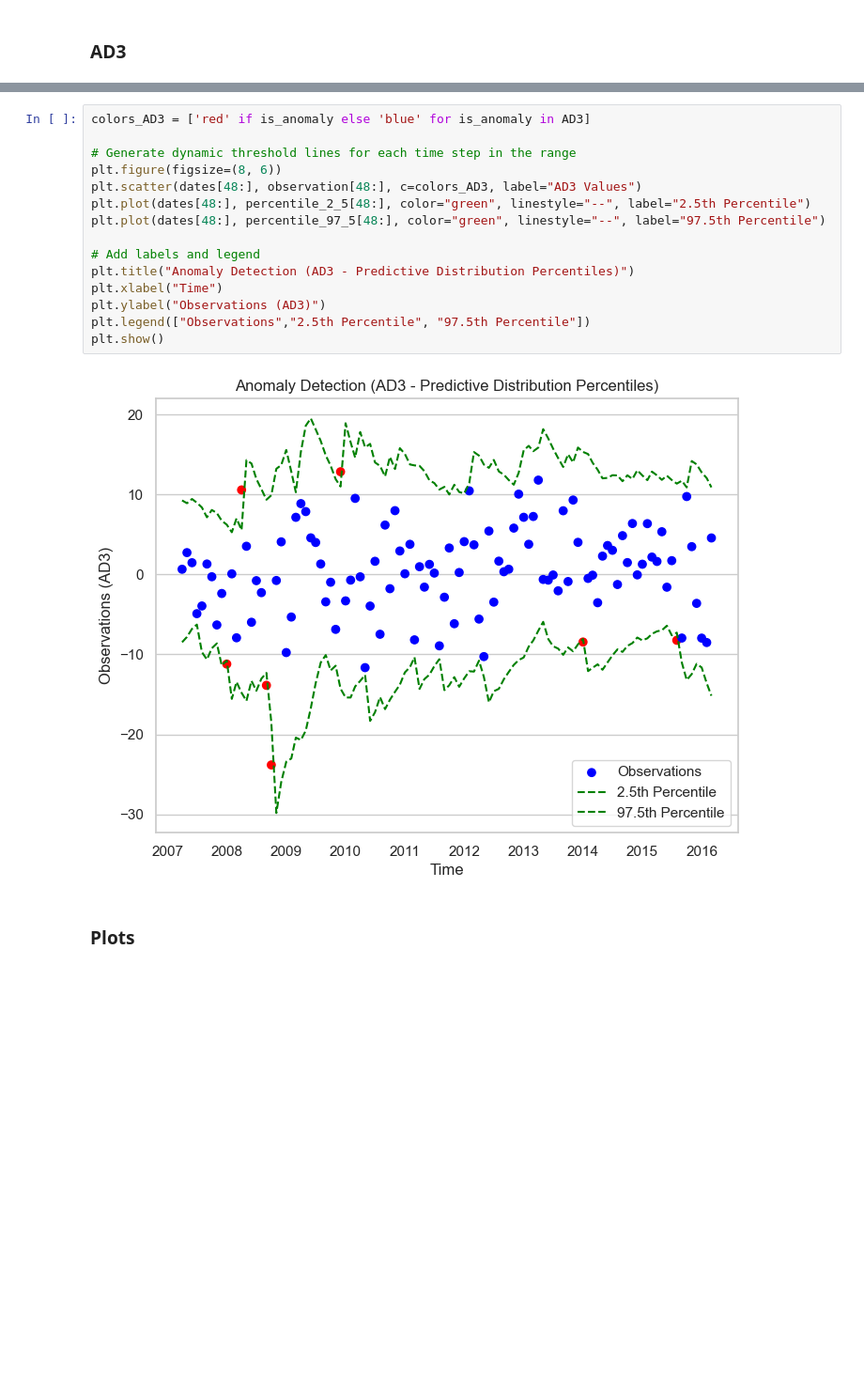
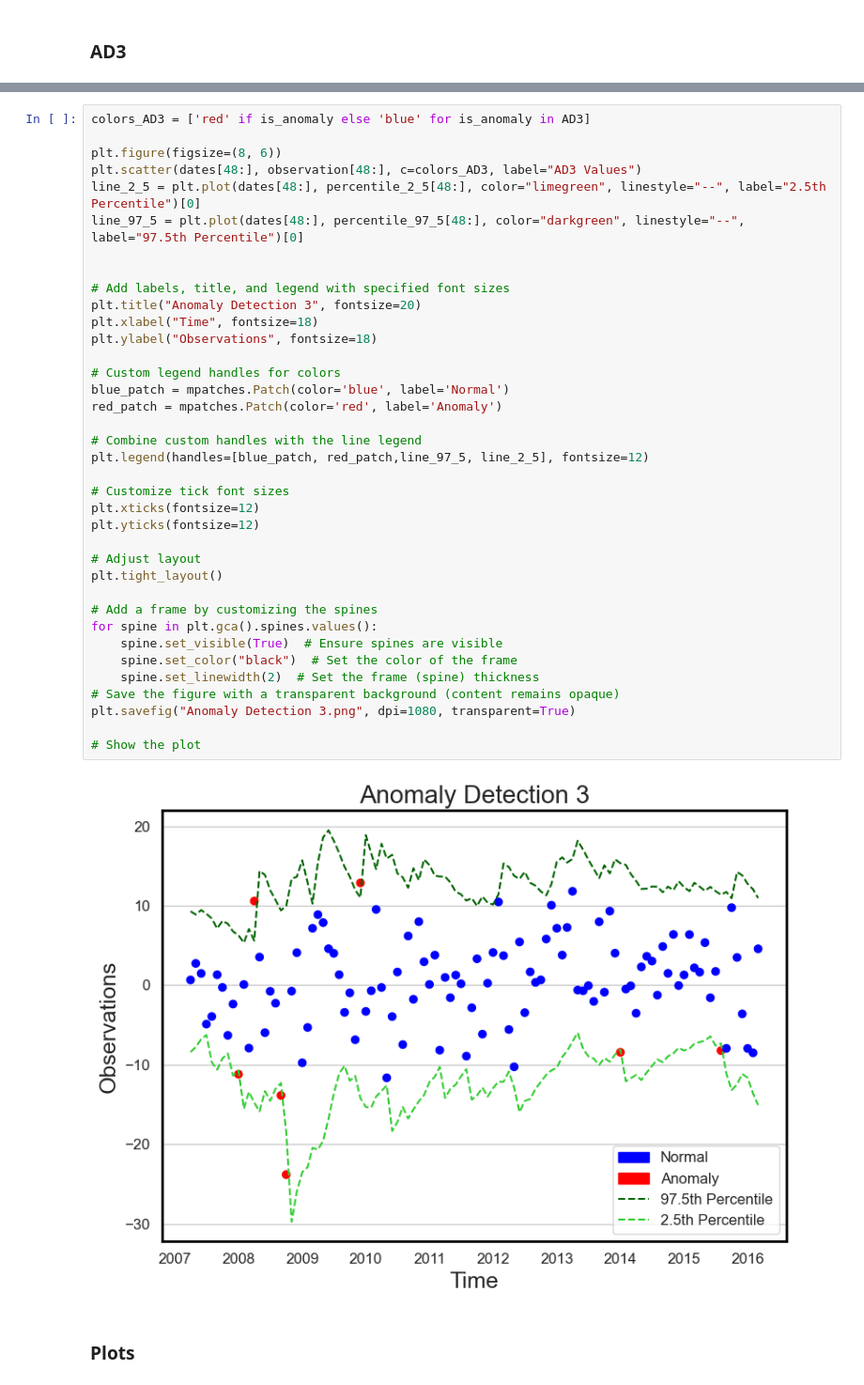
Before and after one commit to zg915/PF-PortfolioStrategies, a Jupyter notebook: SMSV+EMASO_plotUpdated.ipynb, the cells around one changed output, grey strips where cells are left out. Shown: that part at 94% size. Saved outputs shown, nothing was run; the diff lists cells and outputs as text; blank space fills up the shorter version.

Commit message:
beautiful plots

```diff
--- a/SMSV+EMASO_plotUpdated.ipynb
+++ b/SMSV+EMASO_plotUpdated.ipynb
@@ -256,20 +278,42 @@ array([0, 0, 0, 0, 0, 0, 0, 0, 0, 1, 0, 0, 1, 0, 0, 0, 0, 1, 1, 0, 0, 0,
 # %%
 colors_AD3 = ['red' if is_anomaly else 'blue' for is_anomaly in AD3]
 
-# Generate dynamic threshold lines for each time step in the range
 plt.figure(figsize=(8, 6))
 plt.scatter(dates[48:], observation[48:], c=colors_AD3, label="AD3 Values")
-plt.plot(dates[48:], percentile_2_5[48:], color="green", linestyle="--", label="2.5th Percentile")
-plt.plot(dates[48:], percentile_97_5[48:], color="green", linestyle="--", label="97.5th Percentile")
+line_2_5 = plt.plot(dates[48:], percentile_2_5[48:], color="limegreen", linestyle="--", label="2.5th Percentile")[0]
+line_97_5 = plt.plot(dates[48:], percentile_97_5[48:], color="darkgreen", linestyle="--", label="97.5th Percentile")[0]
 
-# Add labels and legend
-plt.title("Anomaly Detection (AD3 - Predictive Distribution Percentiles)")
-plt.xlabel("Time")
-plt.ylabel("Observations (AD3)")
-plt.legend(["Observations","2.5th Percentile", "97.5th Percentile"])
-plt.show()
+
+# Add labels, title, and legend with specified font sizes
+plt.title("Anomaly Detection 3", fontsize=20)
+plt.xlabel("Time", fontsize=18)
+plt.ylabel("Observations", fontsize=18)
+
+# Custom legend handles for colors
+blue_patch = mpatches.Patch(color='blue', label='Normal')
+red_patch = mpatches.Patch(color='red', label='Anomaly')
+
+# Combine custom handles with the line legend
+plt.legend(handles=[blue_patch, red_patch,line_97_5, line_2_5], fontsize=12)
+
+# Customize tick font sizes
+plt.xticks(fontsize=12)
+plt.yticks(fontsize=12)
+
+# Adjust layout
+plt.tight_layout()
+
+# Add a frame by customizing the spines
+for spine in plt.gca().spines.values():
+    spine.set_visible(True)  # Ensure spines are visible
+    spine.set_color("black")  # Set the color of the frame
+    spine.set_linewidth(2)  # Set the frame (spine) thickness
+# Save the figure with a transparent background (content remains opaque)
+plt.savefig("Anomaly Detection 3.png", dpi=1080, transparent=True)
+
+# Show the plot
 # %% [output]
-[figure, old version]
+[figure, new version]
 # %% [markdown]
 ### Plots
 # %%
```
Also changed, not shown: parts of 7 cells of this notebook, 3 other files.
